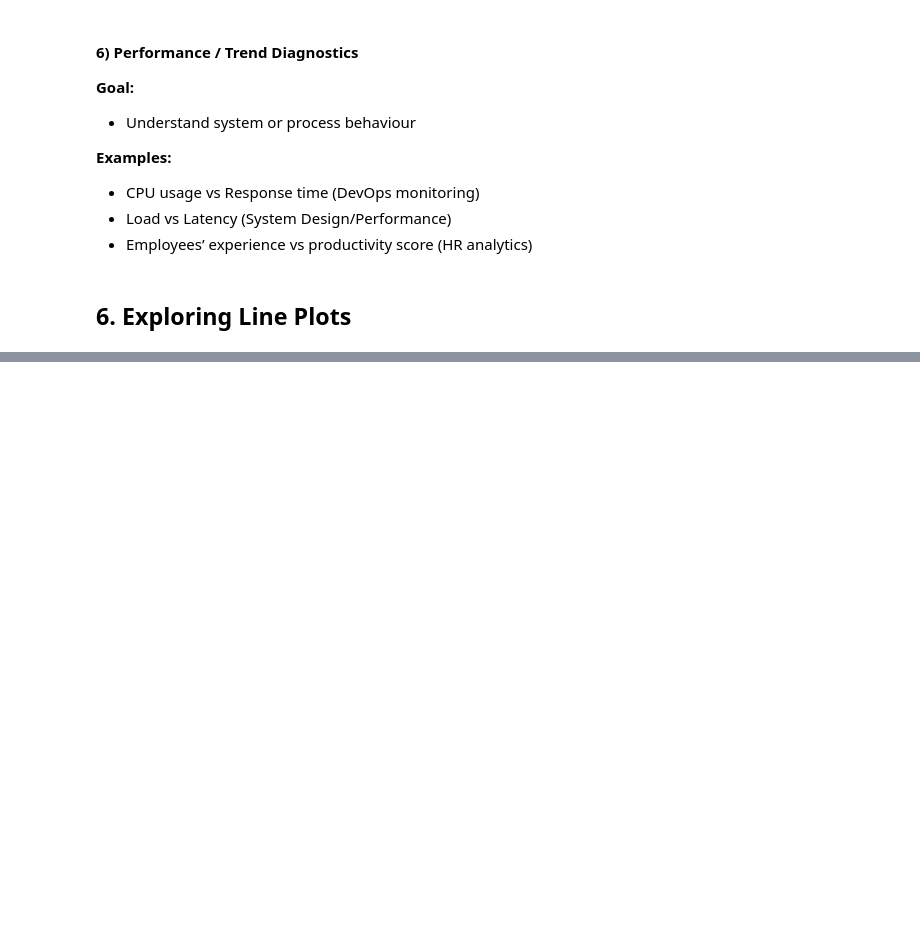
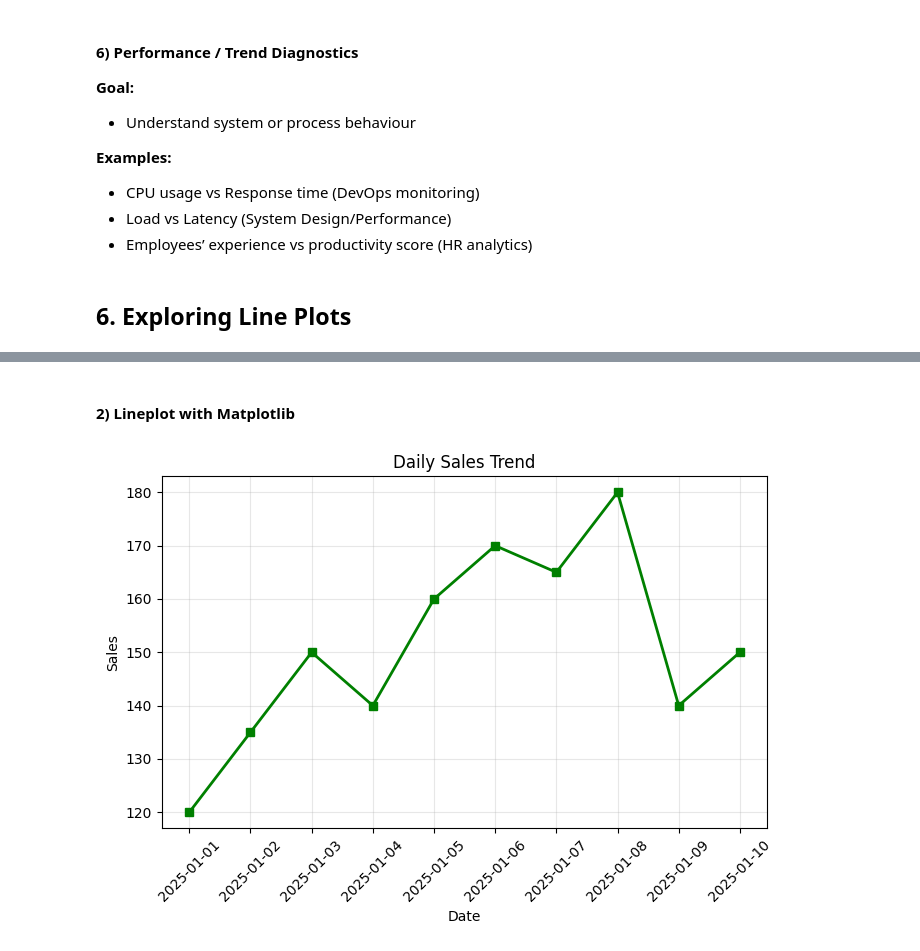
Before and after one commit to pravinsinghmanh/python-lib, a Jupyter notebook: 3. Exploring Matplotlib and Seaborn.ipynb, the cells around one changed output, grey strips where cells are left out. Saved outputs shown, nothing was run; the diff lists cells and outputs as text; code cells hidden in the pictures; blank space fills up the shorter version.

Commit message:
pdf for 1 class of matplotlib

```diff
--- a/3. Exploring Matplotlib and Seaborn.ipynb
+++ b/3. Exploring Matplotlib and Seaborn.ipynb
@@ -1146,0 +1183,13 @@ plt.show()
+# %%
+import pandas as pd
+import matplotlib.pyplot as plt
+import seaborn as sns
+
+mydata = {
+    'Date': pd.date_range(start='2025-01-01', periods=10, freq='D'),
+    'Sales': [120, 135, 150, 140, 160, 170, 165, 180, 140, 150]
+}
+
+mydf = pd.DataFrame(mydata)
+
+mydf.head()
@@ -1146,0 +1203,16 @@ plt.show()
+# %% [markdown]
+#### **2) Lineplot with Matplotlib**
+# %%
+plt.figure(figsize=(7, 5))
+
+plt.plot(mydf['Date'], mydf['Sales'], marker='s', linewidth=2, color="g")
+
+plt.title("Daily Sales Trend")
+plt.xlabel("Date")
+plt.ylabel("Sales")
+plt.grid(True, alpha=0.3)
+plt.xticks(rotation=45)
+plt.tight_layout()
+plt.show()
+# %% [output]
+[figure, added]
```
Also changed, not shown: parts of 74 cells of this notebook, 1 other file.
